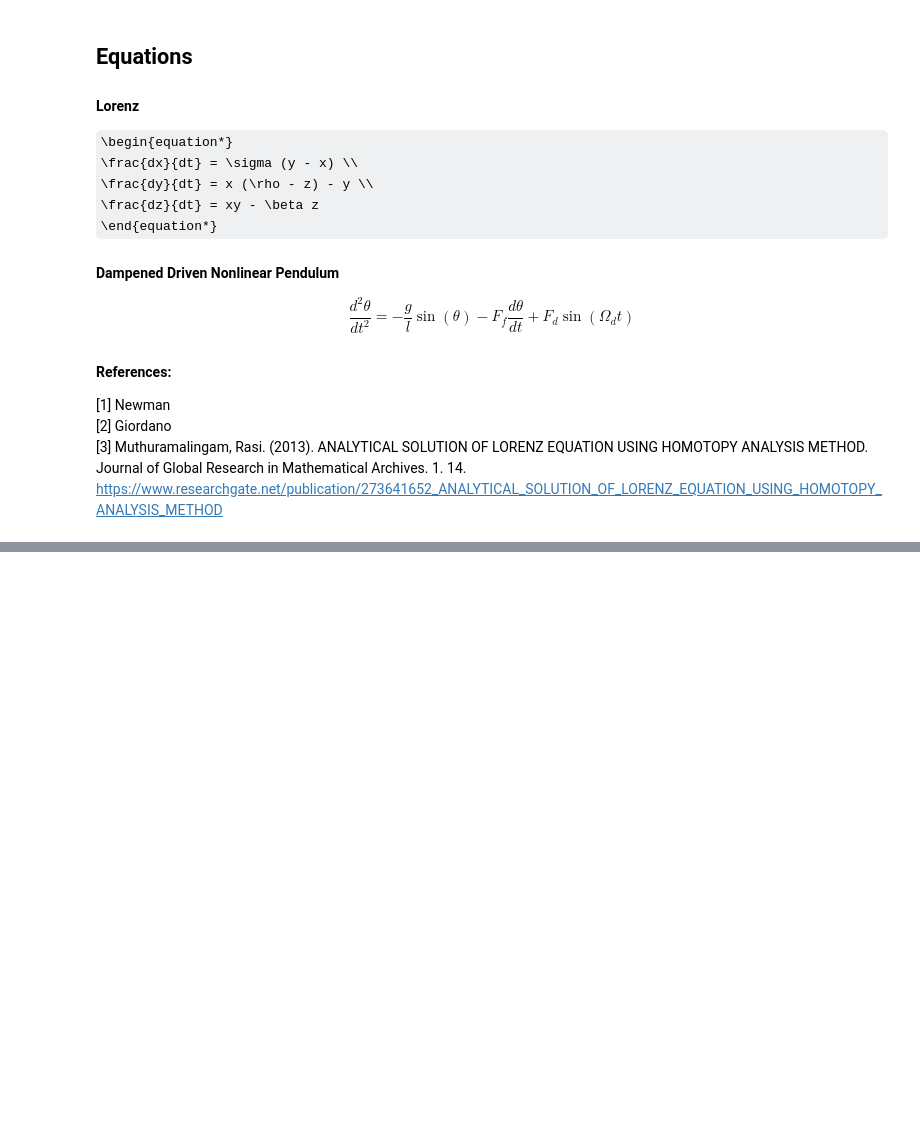
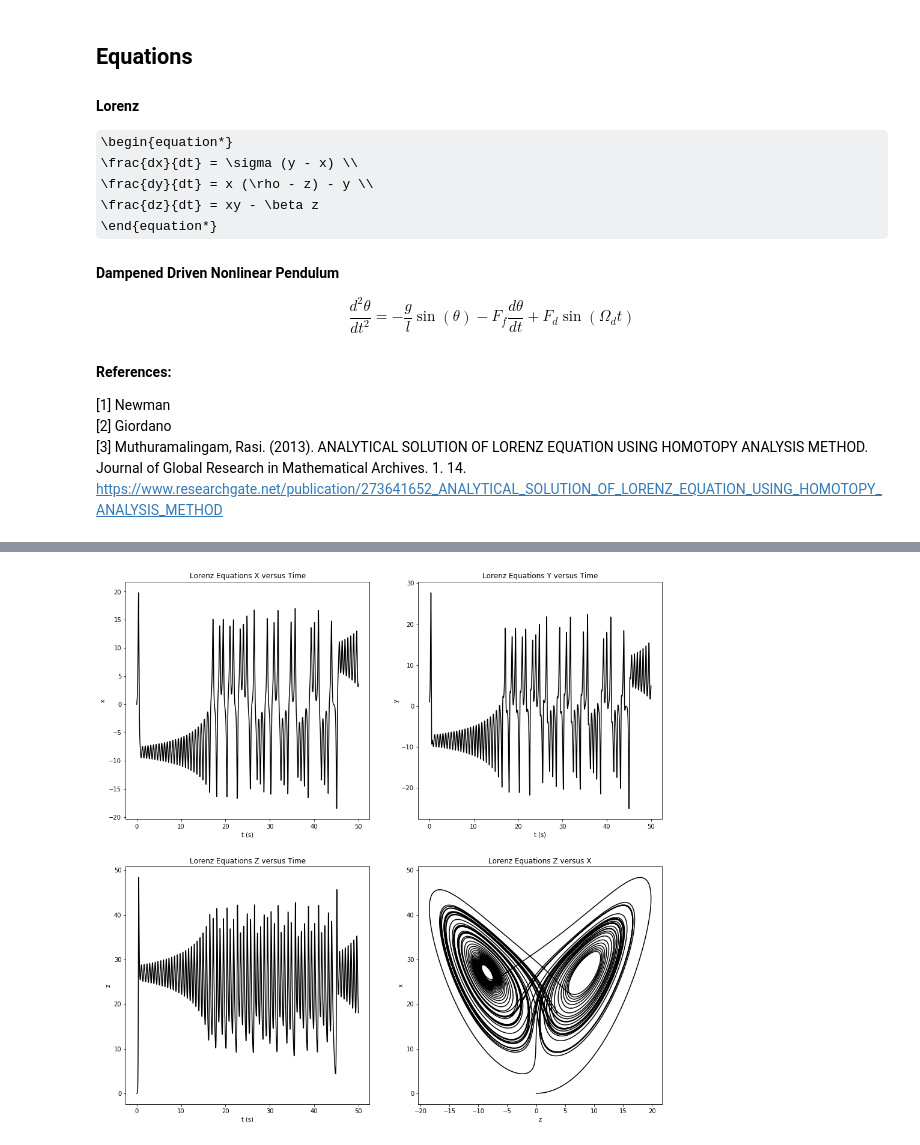
Before and after one commit to DannieWright/Final_Project, a Jupyter notebook: Final Project.ipynb, the cells around one changed output, grey strips where cells are left out. Drawn from its saved outputs; the diff is of its cells as text; code cells hidden in the pictures; some formulas as TeX source; blank space fills up the shorter version.

```diff
--- a/Final Project.ipynb
+++ b/Final Project.ipynb
@@ -72,3 +209,50 @@ def lorenz3 (r, t):
+# %%
+if __name__ == "__main__":
+    sigma = 10.0
+    rho = 28.0
+    beta = 8.0 / 3.0
+    state = (sigma, rho, beta)
+    r0 = (0, 1, 0)
+
+    interval = (0, 50)
+    steps = 100000
+
+    solution = lorenzSolution (r0, interval, steps, state)
+
+    #set up plot
+    plt.figure(figsize=(16, 16))
+
+    # x vs time
+    ax = plt.subplot(221)
+    ax.set_xlabel("t (s)")
+    ax.set_ylabel("x")
+    ax.set_title ("Lorenz Equations X versus Time")
+    plt.plot(solution[:,0], solution[:,1], "-k")
+
+    # y vs time
+    ax = plt.subplot(222)
+    ax.set_xlabel("t (s)")
+    ax.set_ylabel("y")
+    ax.set_title ("Lorenz Equations Y versus Time")
+    plt.plot(solution[:,0], solution[:,2], "-k")
+
+    # z vs time
+    ax = plt.subplot(223)
+    ax.set_xlabel("t (s)")
+    ax.set_ylabel("z")
+    ax.set_title ("Lorenz Equations Z versus Time")
+    plt.plot(solution[:,0], solution[:,3], "-k")
+
+    # x vs z
+    ax = plt.subplot(224)
+    ax.set_xlabel("z")
+    ax.set_ylabel("x")
+    ax.set_title ("Lorenz Equations Z versus X")
+    plt.plot(solution[:,1], solution[:,3], "-k")
+
+    plt.show ()
+# %% [output]
+[figure, added]
 # %%
 if __name__ == "__main__":
     sigma = 10.0
```
Also changed, not shown: parts of 13 cells of this notebook, 1 other file.
